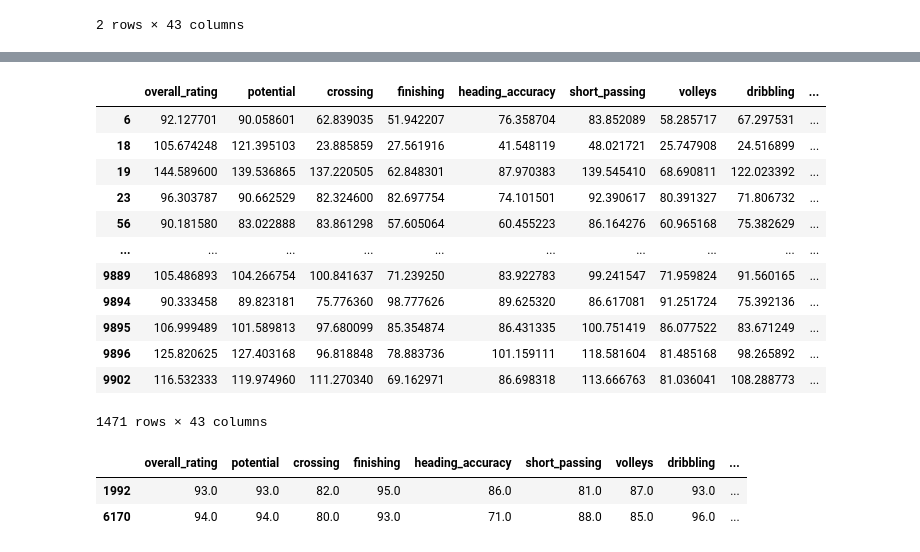
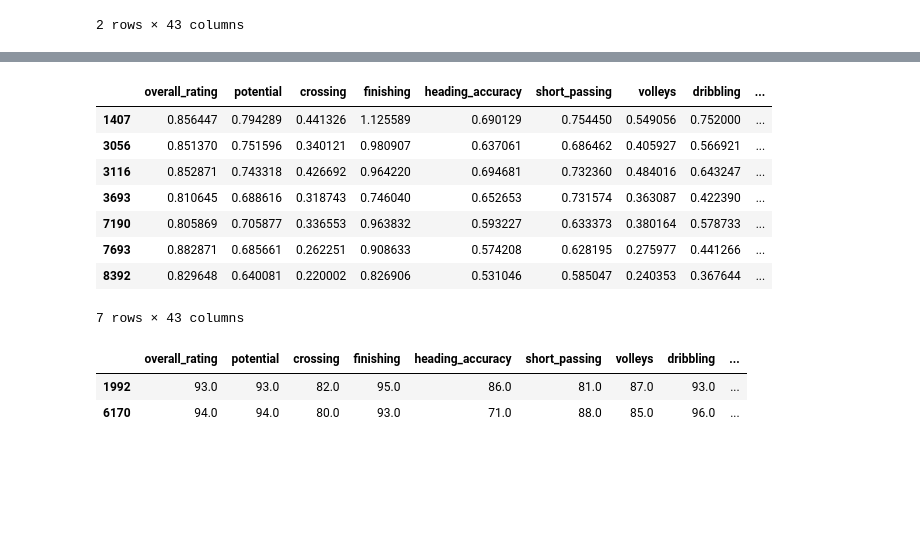
Before and after one commit to DerNiccoo/TensorFlow-training, a Jupyter notebook: 5.3 GAN Soccer.ipynb, the cells around one changed output, grey strips where cells are left out. Cells and saved outputs as stored; diff of their text form; code cells hidden in the pictures; blank space fills up the shorter version.

```diff
--- a/5.3 GAN Soccer.ipynb
+++ b/5.3 GAN Soccer.ipynb
@@ -26,13 +26,15 @@ player_df
 | 11063 | 11075 | 39902 | Zvjezdan Misimovic | 102359 | 1982-06-05 00:00:00 | 180.34 | 176 | 39902 | ... |
 11064 rows × 51 columns
 # %%
+df_one_hot_list = ['defensive_work_rate', 'preferred_foot', 'attacking_work_rate']
+
 def prepare_dataframe(df):
     df = df[df.defensive_work_rate.isin(['low', 'medium', 'high'])]
     df = pd.concat([df, pd.get_dummies(df['defensive_work_rate'], prefix='defensive_work_rate')],axis=1)
-    df = pd.concat([df, pd.get_dummies(df['preferred_foot'], prefix='foot')],axis=1)
+    df = pd.concat([df, pd.get_dummies(df['preferred_foot'], prefix='preferred_foot')],axis=1)
     df = df[df.attacking_work_rate.isin(['low', 'medium', 'high'])]
     df = pd.concat([df, pd.get_dummies(df['attacking_work_rate'], prefix='attacking_work_rate')],axis=1)
-    df = df.drop(['defensive_work_rate', 'preferred_foot', 'attacking_work_rate'], axis=1)
+    df = df.drop(df_one_hot_list, axis=1)
     return df
 
 player_df = prepare_dataframe(player_df)
@@ -300,14 +303,18 @@ session = InteractiveSession(config=config)
 def make_generator_model(df):
     # Ich übernehme zu beginn, den Anfang des Generators aus dem Bild Generator
     model = tf.keras.Sequential()
-    model.add(layers.Dense(7 * 7 * 256, use_bias = False, input_shape=(100, ))) # Random Noise Vektor mal wieder 100 Dim als Input
-    model.add(layers.BatchNormalization())
+    model.add(layers.Dense(df.shape[1] * 256, use_bias = False, input_shape=(100, ))) # Random Noise Vektor mal wieder 100 Dim als Input
+    # model.add(layers.BatchNormalization()) # BN macht man meist nur bei CNNs..
     model.add(layers.LeakyReLU())
 
-    model.add(layers.Reshape((7, 7, 256)))
-    assert model.output_shape == (None, 7, 7, 256) # => None ist batch size, rest ist der Shape den wir haben wollen
+    #model.add(layers.Reshape((7, 7, 256)))
+    #assert model.output_shape == (None, 7, 7, 256) # => None ist batch size, rest ist der Shape den wir haben wollen
 
-    model.add(layers.Flatten())
+    #model.add(layers.Flatten())
+    model.add(layers.Dense(256, use_bias = False))
+    model.add(layers.LeakyReLU())
+    model.add(layers.Dense(128, use_bias = False))
+    model.add(layers.LeakyReLU())
     model.add(layers.Dense(df.shape[1], use_bias = False))
 
     return model
@@ -466,19 +509,15 @@ gan_df
 # %%
-gan_df[gan_df.overall_rating > 90]
+gan_df[gan_df.overall_rating > 0.8]
 # %% [output]
 |  | overall_rating | potential | crossing | finishing | heading_accuracy | short_passing | volleys | dribbling | ... |
-| 6 | 92.127701 | 90.058601 | 62.839035 | 51.942207 | 76.358704 | 83.852089 | 58.285717 | 67.297531 | ... |
-| 18 | 105.674248 | 121.395103 | 23.885859 | 27.561916 | 41.548119 | 48.021721 | 25.747908 | 24.516899 | ... |
-| 19 | 144.589600 | 139.536865 | 137.220505 | 62.848301 | 87.970383 | 139.545410 | 68.690811 | 122.023392 | ... |
-| 23 | 96.303787 | 90.662529 | 82.324600 | 82.697754 | 74.101501 | 92.390617 | 80.391327 | 71.806732 | ... |
-| 56 | 90.181580 | 83.022888 | 83.861298 | 57.605064 | 60.455223 | 86.164276 | 60.965168 | 75.382629 | ... |
-| ... | ... | ... | ... | ... | ... | ... | ... | ... | ... |
-| 9889 | 105.486893 | 104.266754 | 100.841637 | 71.239250 | 83.922783 | 99.241547 | 71.959824 | 91.560165 | ... |
-| 9894 | 90.333458 | 89.823181 | 75.776360 | 98.777626 | 89.625320 | 86.617081 | 91.251724 | 75.392136 | ... |
-| 9895 | 106.999489 | 101.589813 | 97.680099 | 85.354874 | 86.431335 | 100.751419 | 86.077522 | 83.671249 | ... |
-| 9896 | 125.820625 | 127.403168 | 96.818848 | 78.883736 | 101.159111 | 118.581604 | 81.485168 | 98.265892 | ... |
-| 9902 | 116.532333 | 119.974960 | 111.270340 | 69.162971 | 86.698318 | 113.666763 | 81.036041 | 108.288773 | ... |
+| 1407 | 0.856447 | 0.794289 | 0.441326 | 1.125589 | 0.690129 | 0.754450 | 0.549056 | 0.752000 | ... |
+| 3056 | 0.851370 | 0.751596 | 0.340121 | 0.980907 | 0.637061 | 0.686462 | 0.405927 | 0.566921 | ... |
+| 3116 | 0.852871 | 0.743318 | 0.426692 | 0.964220 | 0.694681 | 0.732360 | 0.484016 | 0.643247 | ... |
+| 3693 | 0.810645 | 0.688616 | 0.318743 | 0.746040 | 0.652653 | 0.731574 | 0.363087 | 0.422390 | ... |
+| 7190 | 0.805869 | 0.705877 | 0.336553 | 0.963832 | 0.593227 | 0.633373 | 0.380164 | 0.578733 | ... |
+| 7693 | 0.882871 | 0.685661 | 0.262251 | 0.908633 | 0.574208 | 0.628195 | 0.275977 | 0.441266 | ... |
+| 8392 | 0.829648 | 0.640081 | 0.220002 | 0.826906 | 0.531046 | 0.585047 | 0.240353 | 0.367644 | ... |
-1471 rows × 43 columns
+7 rows × 43 columns
 # %%
 train_df[train_df.overall_rating > 90]
 # %% [output]
```
Also changed, not shown: parts of 16 cells of this notebook.
